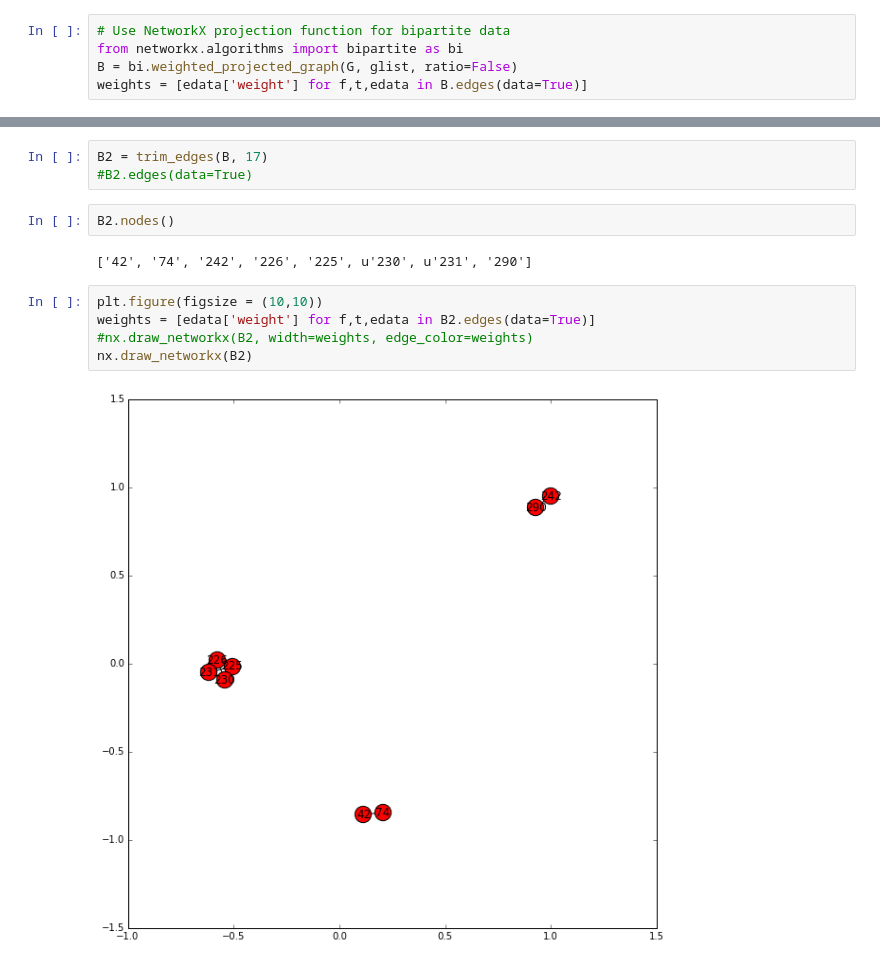
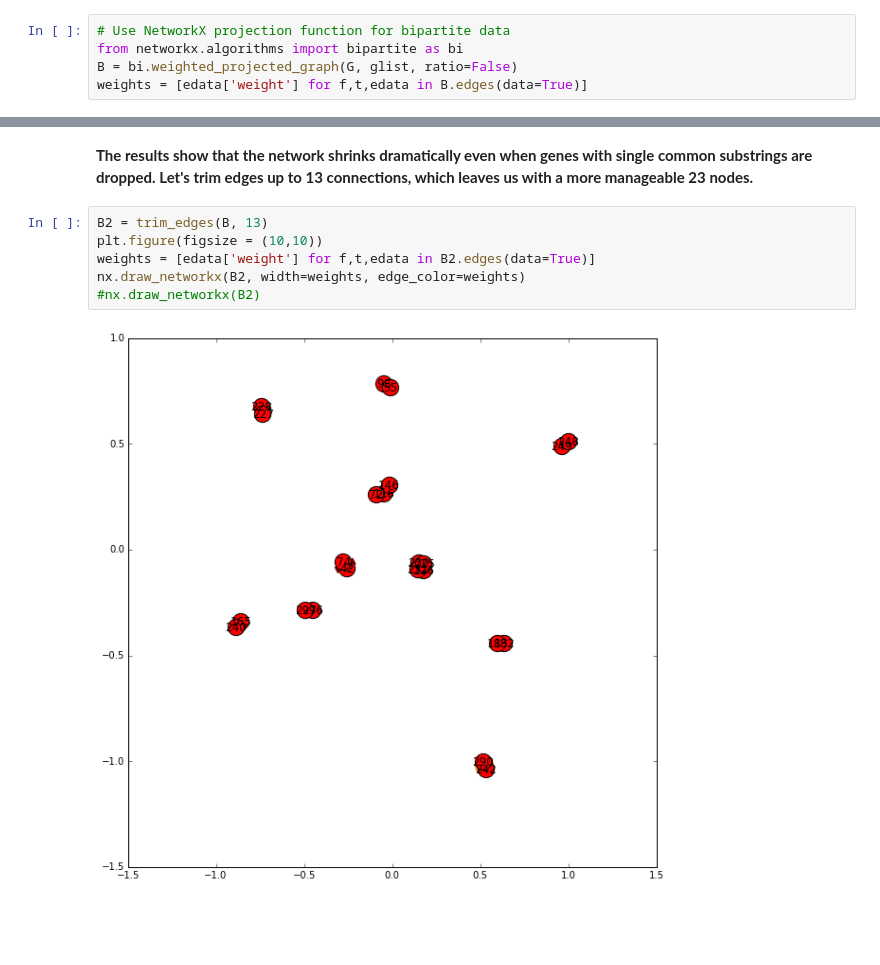
Before and after one commit to bchugit/IS620, a Jupyter notebook: Week 7 - Text Mining NLP/bchu_IS620_proj2.ipynb, the cells around one changed output, grey strips where cells are left out. Cells and saved outputs as stored; diff of their text form; blank space fills up the shorter version.

```diff
--- a/Week 7 - Text Mining NLP/bchu_IS620_proj2.ipynb
+++ b/Week 7 - Text Mining NLP/bchu_IS620_proj2.ipynb
@@ -95,14 +96,10 @@ islands
-# %%
-B2 = trim_edges(B, 17)
-#B2.edges(data=True)
-# %%
-B2.nodes()
-# %% [output]
-['42', '74', '242', '226', '225', u'230', u'231', '290']
+# %% [markdown]
+**The results show that the network shrinks dramatically even when genes with single common substrings are dropped. Let's trim edges up to 13 connections, which leaves us with a more manageable 23 nodes.**
 # %%
+B2 = trim_edges(B, 13)
 plt.figure(figsize = (10,10))
 weights = [edata['weight'] for f,t,edata in B2.edges(data=True)]
-#nx.draw_networkx(B2, width=weights, edge_color=weights)
-nx.draw_networkx(B2)
+nx.draw_networkx(B2, width=weights, edge_color=weights)
+#nx.draw_networkx(B2)
 # %% [output]
-[figure, old version]
+[figure, new version]
```
Also changed, not shown: parts of 20 cells of this notebook.
